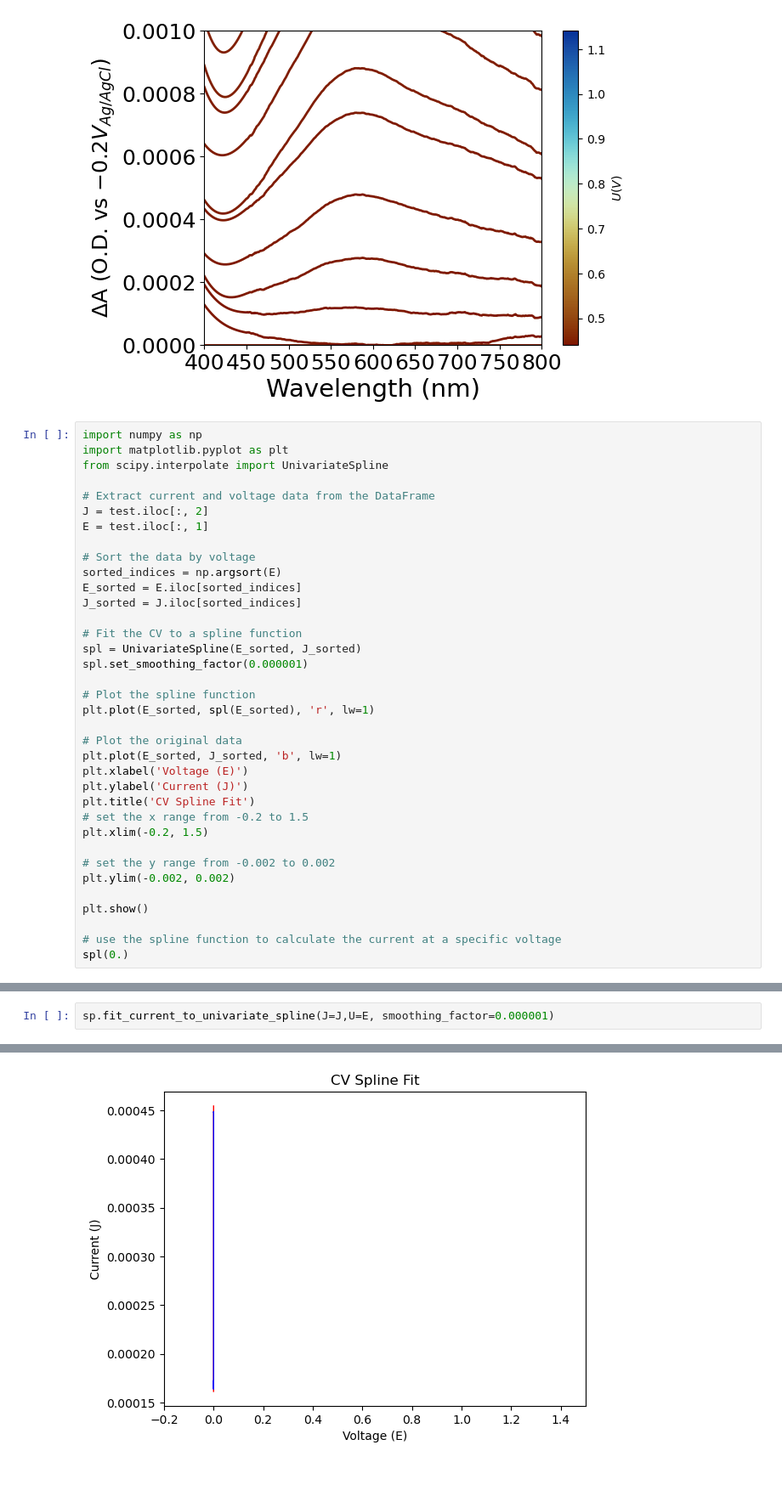
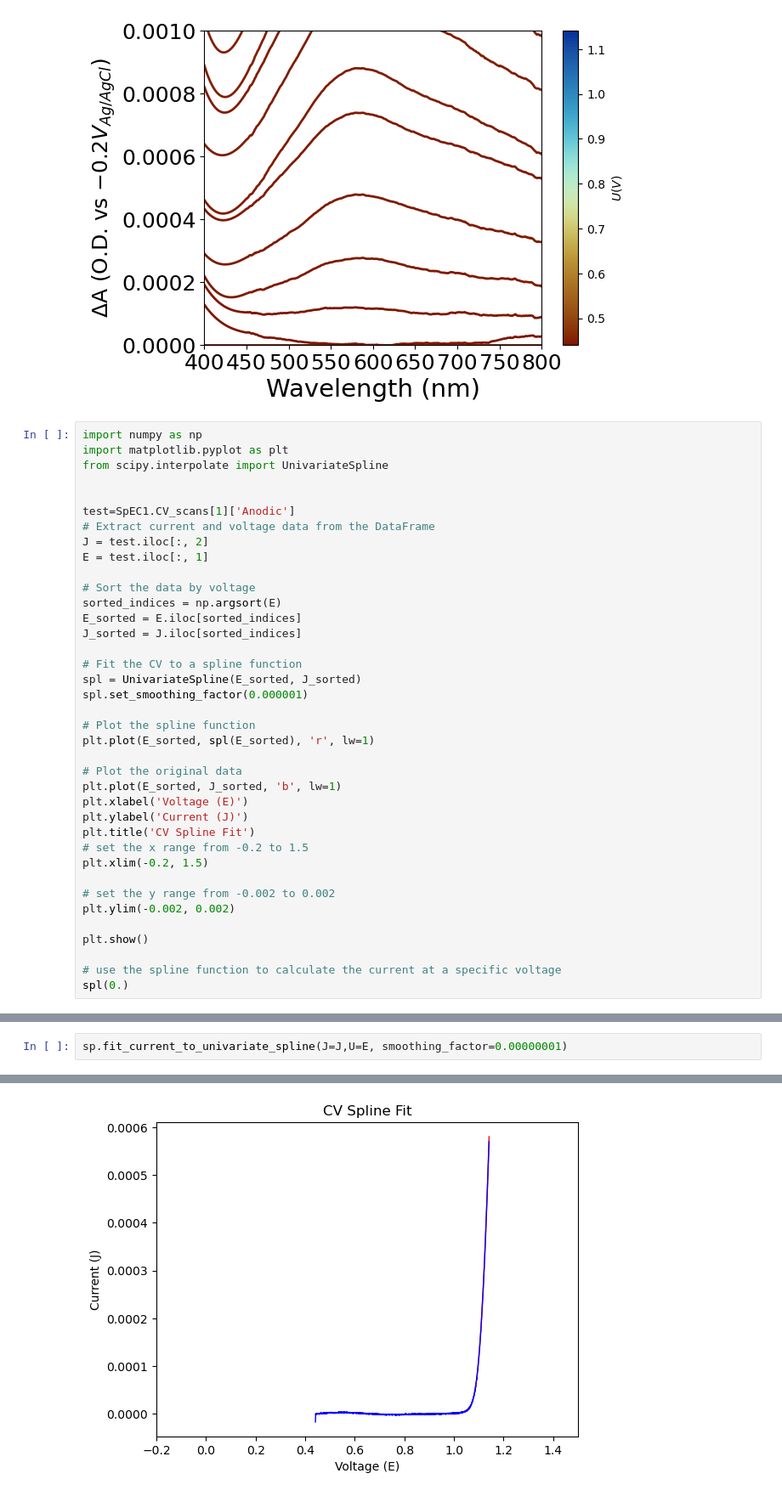
Before and after one commit to BenjaminSMoss/Ir-Benchmark, a Jupyter notebook: 10 mVs-1/Analysis copy.ipynb, the cells around one changed output, grey strips where cells are left out. Shown: that part at 85% size. Cells and saved outputs as stored; diff of their text form.

```diff
--- a/10 mVs-1/Analysis copy.ipynb
+++ b/10 mVs-1/Analysis copy.ipynb
@@ -128,6 +115,8 @@ import numpy as np
 import matplotlib.pyplot as plt
 from scipy.interpolate import UnivariateSpline
 
+
+test=SpEC1.CV_scans[1]['Anodic']
 # Extract current and voltage data from the DataFrame
 J = test.iloc[:, 2]
 E = test.iloc[:, 1]
@@ -165,6 +154,6 @@ array(0.00016945)
 # %%
-sp.fit_current_to_univariate_spline(J=J,U=E, smoothing_factor=0.000001)
+sp.fit_current_to_univariate_spline(J=J,U=E, smoothing_factor=0.00000001)
 # %% [output]
 <scipy.interpolate._fitpack2.LSQUnivariateSpline at 0x...>
-[figure, old version]
+[figure, new version]
 # %%
```
Also changed, not shown: parts of 5 cells of this notebook, 4 other files.
